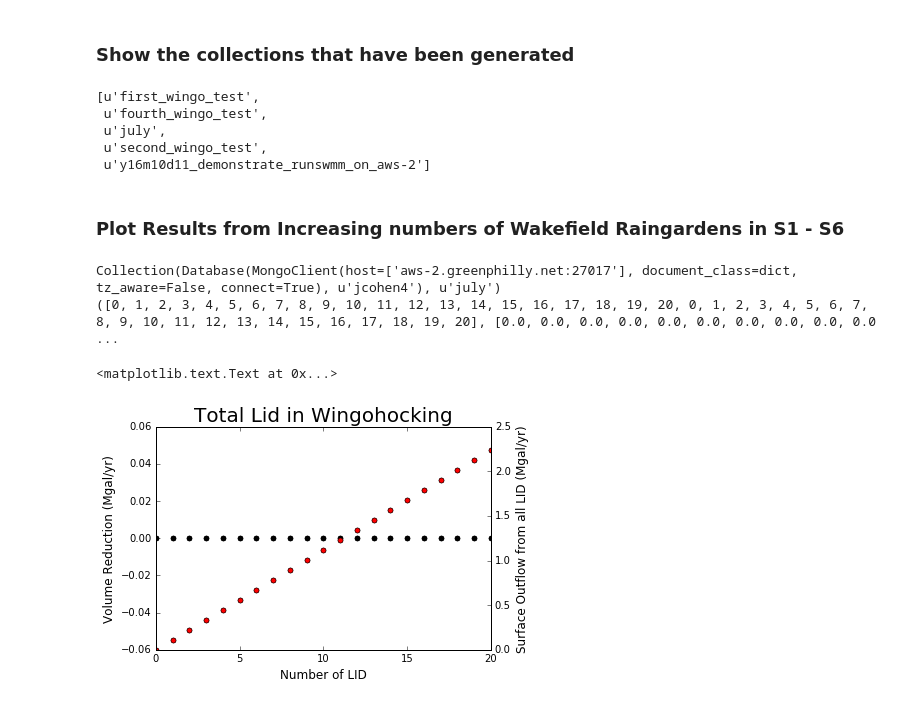
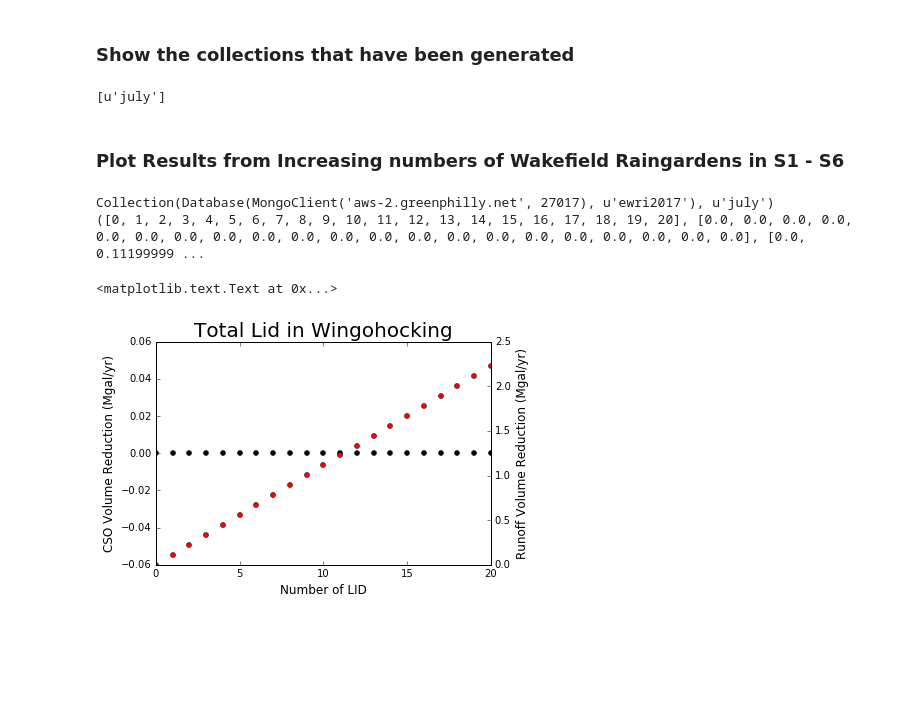
Before and after one commit to amcgarity/SWMMWise, a Jupyter notebook: PWD_Vary_Number_of_Wakefield_LIDs_Plots.ipynb, the cells around one changed output. Drawn from its saved outputs; the diff is of its cells as text; code cells hidden in the pictures; blank space fills up the shorter version.

```diff
--- a/PWD_Vary_Number_of_Wakefield_LIDs_Plots.ipynb
+++ b/PWD_Vary_Number_of_Wakefield_LIDs_Plots.ipynb
@@ -60,10 +60,10 @@ from pymongo import MongoClient
 #mongoServer = 'mongodb://server.mcgarity.info:27017/'  # Art's personal server
 #mongoServer = 'mongodb://ubuntu:27017/'  # ubuntu Linux virtual machine on Art's Mac
 mongoServer = 'mongodb://aws-2.greenphilly.net:27017/'  # aws-2 server for GreenPhilly
-database = "jcohen4"
-username = "jcohen4"
-password = "wingohocking"
-authenticationDatabase = "jcohen4"
+database = "ewri2017"
+username = "arthur"
+password = "jXlIkLfu5Dfr"
+authenticationDatabase = "admin"
 collection = 'july'
 client = MongoClient(mongoServer)
 ################################################
@@ -73,28 +73,24 @@ db.authenticate(username, password, source=authenticationDatabase)  # pass crede
 collectionNames = sorted(db.collection_names())
 collectionNames
 # %% [output]
-[u'first_wingo_test',
- u'fourth_wingo_test',
- u'july',
- u'second_wingo_test',
- u'y16m10d11_demonstrate_runswmm_on_aws-2']
+[u'july']
 # %% [markdown]
 ### Plot Results from Increasing numbers of Wakefield Raingardens in S1 - S6
 # %%
 collectionName = 'july'
 print db[collectionName]
 x = volume_reduction_and_runoff_volume_vs_lid_number(collectionName)
 print x
 (fig, ax1) = plt.subplots()
 ax1.plot(x[0],x[1],'ko',markersize = 5)
 ax1.set_xlabel("Number of LID",fontsize=12)
-ax1.set_ylabel("Volume Reduction (Mgal/yr)",fontsize=12)
+ax1.set_ylabel("CSO Volume Reduction (Mgal/yr)",fontsize=12)
 ax2 = ax1.twinx()
 ax2.plot(x[0],x[2],'ro',markersize = 5)
-ax2.set_ylabel("Surface Outflow from all LID (Mgal/yr)",fontsize=12)
+ax2.set_ylabel("Runoff Volume Reduction (Mgal/yr)",fontsize=12)
 plt.title('Total Lid in Wingohocking',fontsize=20)
 # %% [output]
-Collection(Database(MongoClient(host=['aws-2.greenphilly.net:27017'], document_class=dict, tz_aware=False, connect=True), u'jcohen4'), u'july')
-([0, 1, 2, 3, 4, 5, 6, 7, 8, 9, 10, 11, 12, 13, 14, 15, 16, 17, 18, 19, 20, 0, 1, 2, 3, 4, 5, 6, 7, 8, 9, 10, 11, 12, 13, 14, 15, 16, 17, 18, 19, 20], [0.0, 0.0, 0.0, 0.0, 0.0, 0.0, 0.0, 0.0, 0.0, 0.0 ...
+Collection(Database(MongoClient('aws-2.greenphilly.net', 27017), u'ewri2017'), u'july')
+([0, 1, 2, 3, 4, 5, 6, 7, 8, 9, 10, 11, 12, 13, 14, 15, 16, 17, 18, 19, 20], [0.0, 0.0, 0.0, 0.0, 0.0, 0.0, 0.0, 0.0, 0.0, 0.0, 0.0, 0.0, 0.0, 0.0, 0.0, 0.0, 0.0, 0.0, 0.0, 0.0, 0.0], [0.0, 0.11199999 ...
 <matplotlib.text.Text at 0x...>
-[figure, old version]
+[figure, new version]
```
Also changed, not shown: 9 other files.
